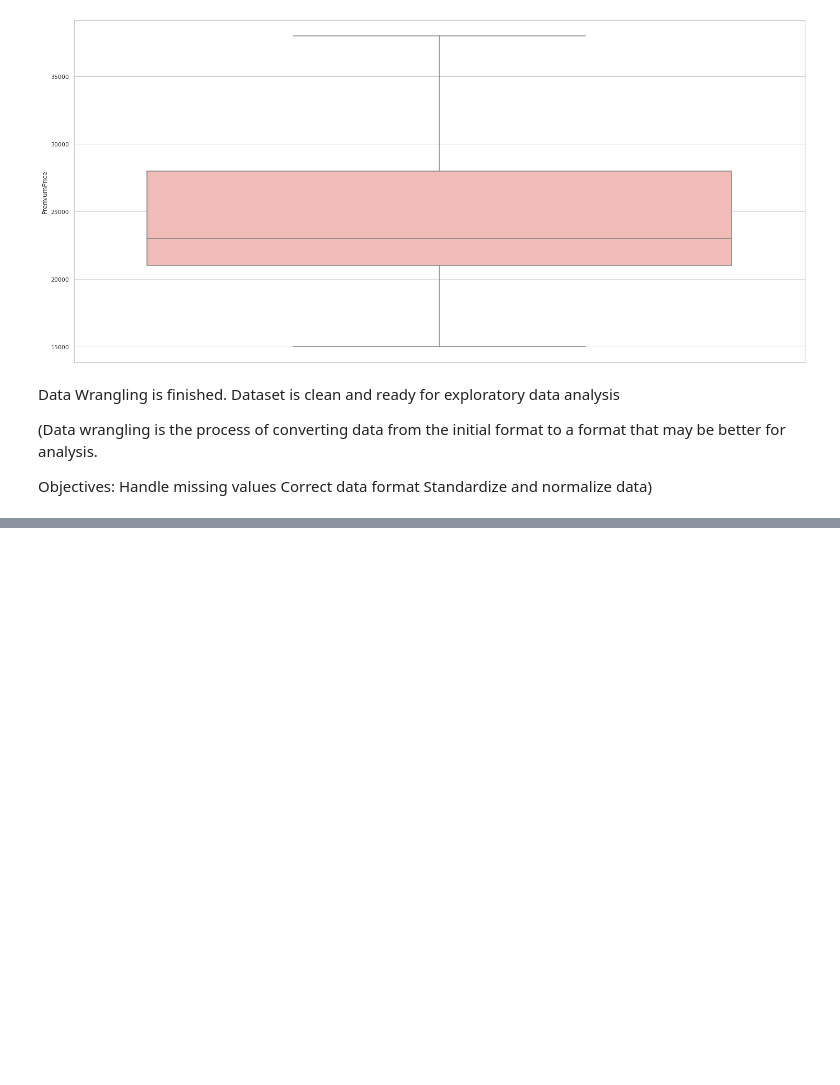
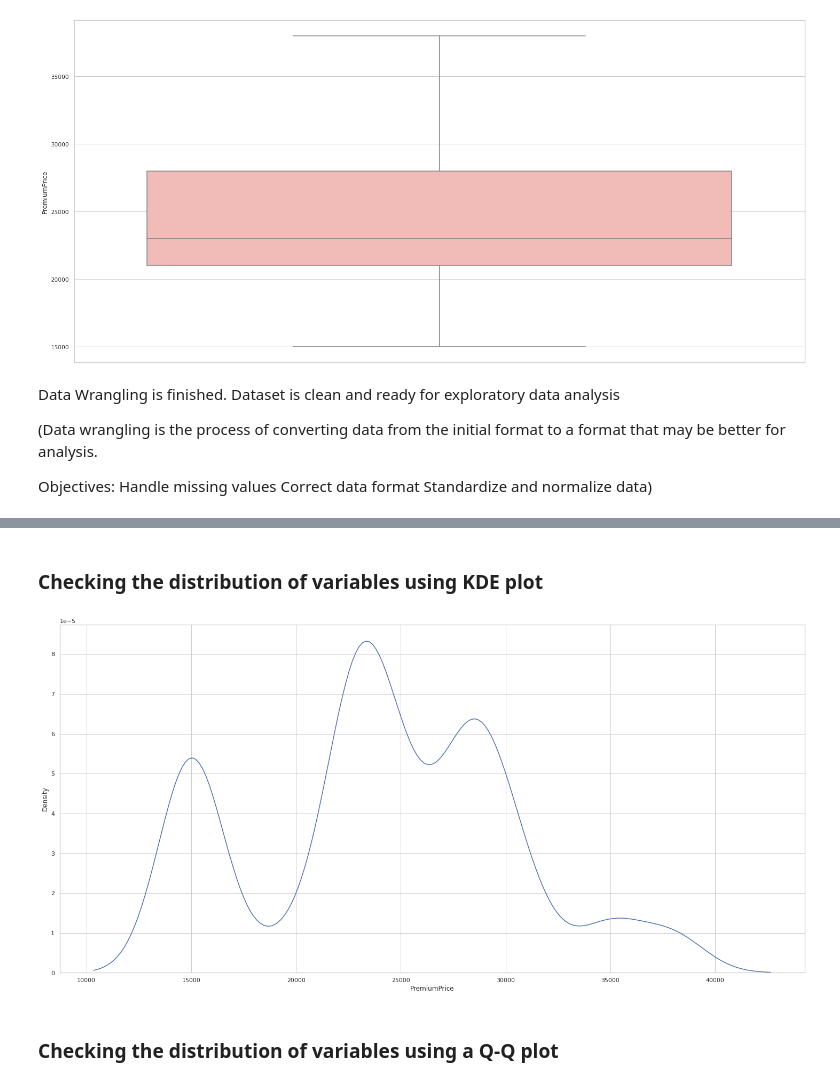
Before and after one commit to DrBharathiTC/Medical-insurance-premium-prediction, a Jupyter notebook: MEDICAL_INSURANCE_PREMIUM_PRICE_PREDICTION.ipynb, the cells around one changed output, grey strips where cells are left out. Saved outputs shown, nothing was run; the diff lists cells and outputs as text; code cells hidden in the pictures; blank space fills up the shorter version.

```diff
--- a/MEDICAL_INSURANCE_PREMIUM_PRICE_PREDICTION.ipynb
+++ b/MEDICAL_INSURANCE_PREMIUM_PRICE_PREDICTION.ipynb
@@ -184,0 +218,8 @@ Objectives: Handle missing values Correct data format Standardize and normalize
+# %% [markdown]
+### **Checking the distribution of variables using KDE plot**
+# %%
+sns.kdeplot(PPDF.PremiumPrice);
+# %% [output]
+[figure, added]
+# %% [markdown]
+### **Checking the distribution of variables using a Q-Q plot**
```
Also changed, not shown: parts of 60 cells of this notebook.
